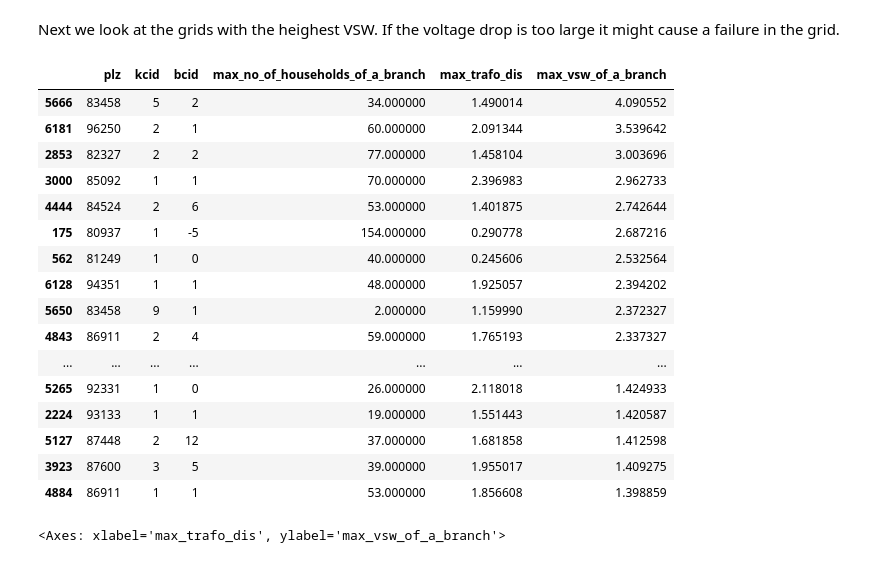
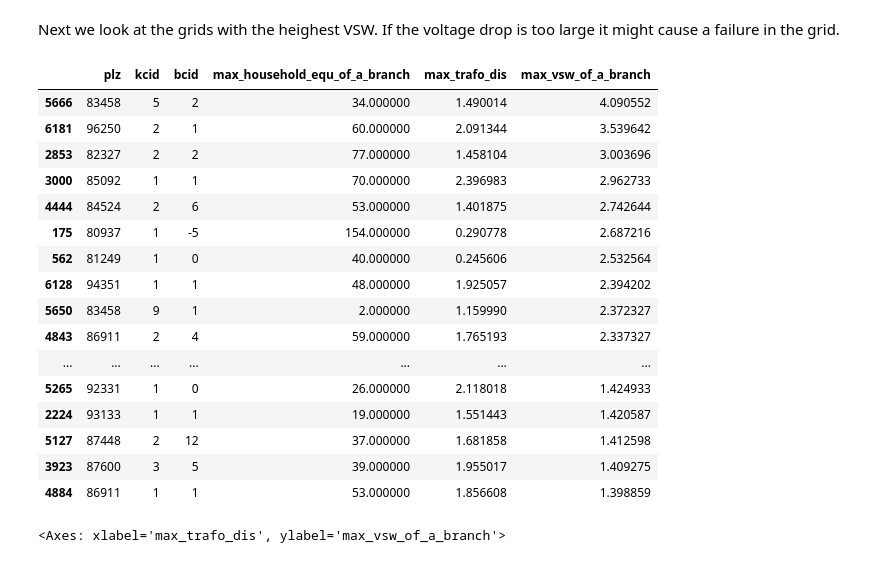
Before and after one commit to tum-ens/pylovo, a Jupyter notebook: notebook_tutorials/classification/plz_parameter_analysis/vsw_analysis.ipynb, the cells around one changed output. Cells and saved outputs as stored; diff of their text form; code cells hidden in the pictures.

Commit message:
Rename the household-equivalent key figures to no_household_equ_per_branch and max_household_equ_of_a_branch and drop the unused filtered column

```diff
--- a/notebook_tutorials/classification/plz_parameter_analysis/vsw_analysis.ipynb
+++ b/notebook_tutorials/classification/plz_parameter_analysis/vsw_analysis.ipynb
@@ -52,11 +52,11 @@ Next we look at the grids with the heighest VSW. If the voltage drop is too larg
 # %%
 sorted_df = df_parameters_of_grids.sort_values('max_vsw_of_a_branch', ascending=False)
 sorted_df = sorted_df[
-    ['plz', 'kcid', 'bcid', 'max_no_of_households_of_a_branch', 'max_trafo_dis', 'max_vsw_of_a_branch']]
+    ['plz', 'kcid', 'bcid', 'max_household_equ_of_a_branch', 'max_trafo_dis', 'max_vsw_of_a_branch']]
 sorted_df = sorted_df.head(100)
 sorted_df
 # %% [output]
-|  | plz | kcid | bcid | max_no_of_households_of_a_branch | max_trafo_dis | max_vsw_of_a_branch |
+|  | plz | kcid | bcid | max_household_equ_of_a_branch | max_trafo_dis | max_vsw_of_a_branch |
 | 5666 | 83458 | 5 | 2 | 34.000000 | 1.490014 | 4.090552 |
 | 6181 | 96250 | 2 | 1 | 60.000000 | 2.091344 | 3.539642 |
 | 2853 | 82327 | 2 | 2 | 77.000000 | 1.458104 | 3.003696 |
```
Also changed, not shown: parts of 3 cells of this notebook, 23 other files.
